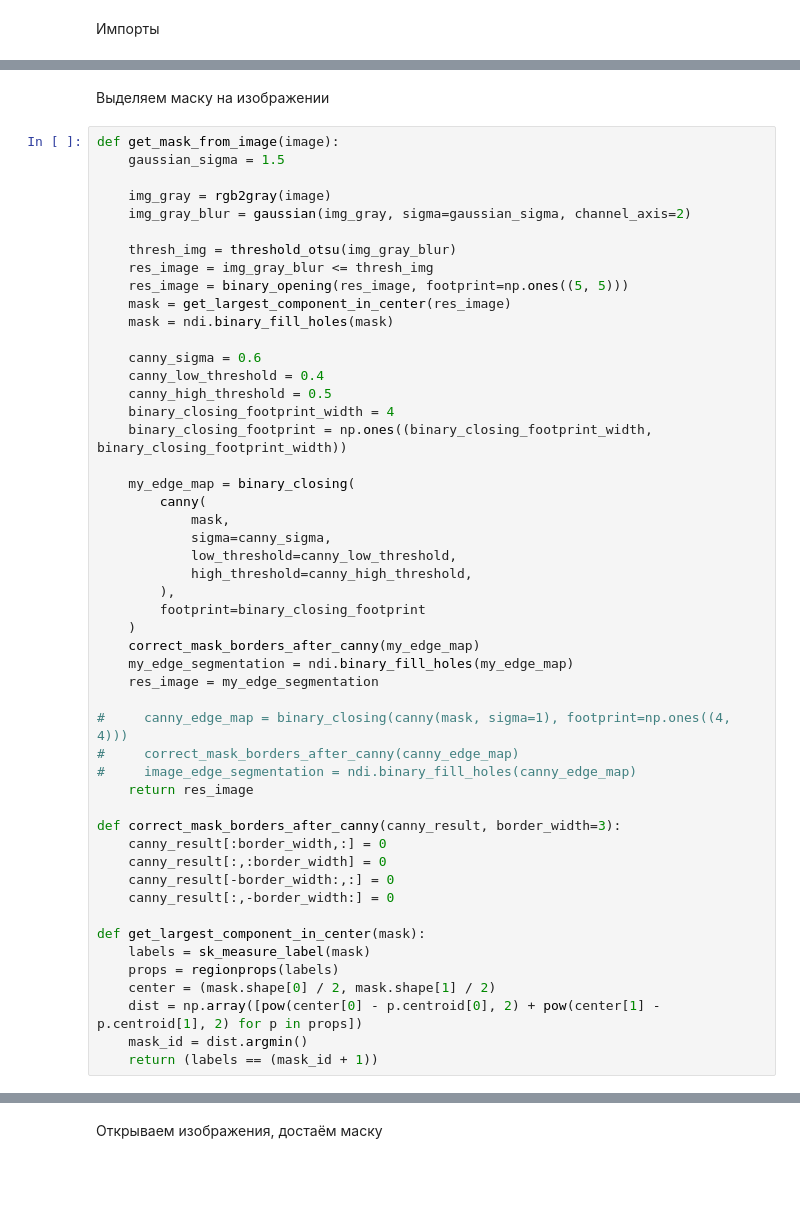
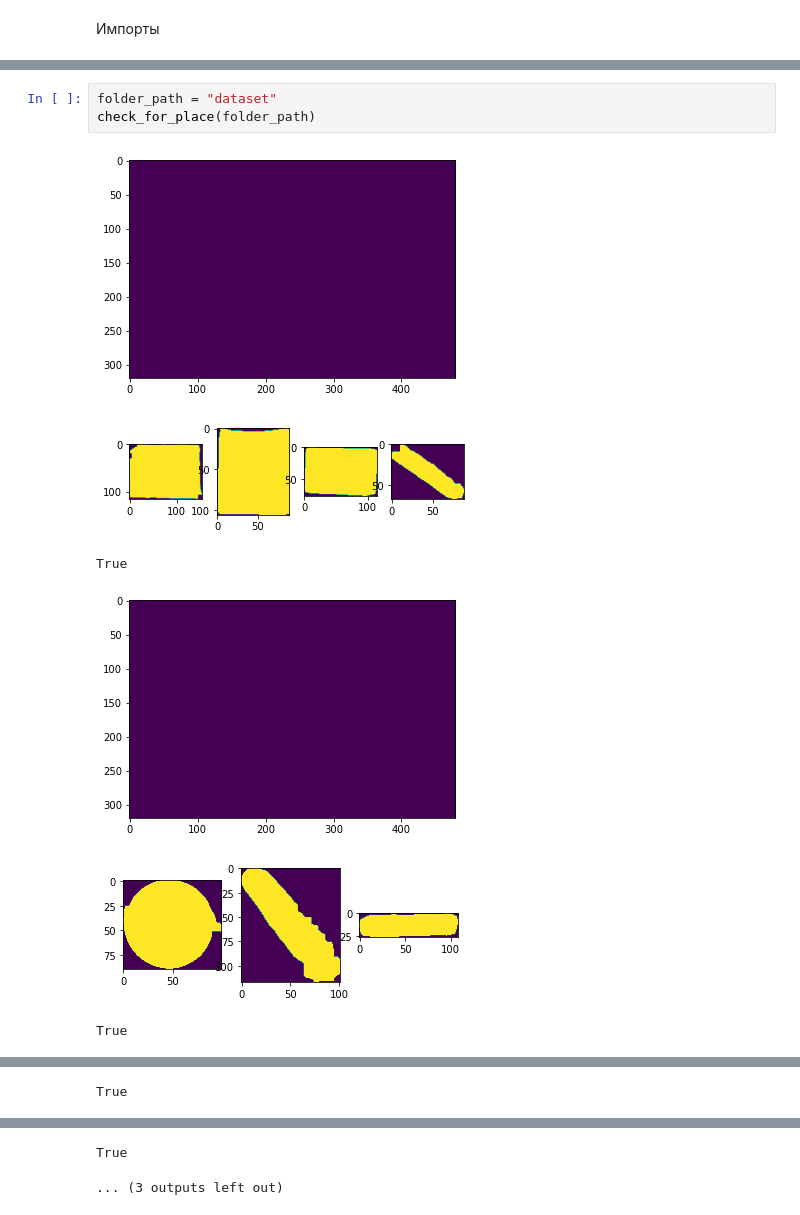
Before and after one commit to IvAlexsay/Placer, a Jupyter notebook: main.ipynb, the cells around one changed output, grey strips where cells are left out. Saved outputs shown, nothing was run; the diff lists cells and outputs as text; blank space fills up the shorter version.

```diff
--- a/main.ipynb
+++ b/main.ipynb
@@ -17,52 +16,10 @@ from scipy import ndimage as ndi
-# %% [markdown]
-Выделяем маску на изображении
 # %%
-def get_mask_from_image(image):
-    gaussian_sigma = 1.5
-
-    img_gray = rgb2gray(image)
-    img_gray_blur = gaussian(img_gray, sigma=gaussian_sigma, channel_axis=2)
-
-    thresh_img = threshold_otsu(img_gray_blur)
-    res_image = img_gray_blur <= thresh_img
-    res_image = binary_opening(res_image, footprint=np.ones((5, 5)))
-    mask = get_largest_component_in_center(res_image)
-    mask = ndi.binary_fill_holes(mask)
-
-    canny_sigma = 0.6
-    canny_low_threshold = 0.4
-    canny_high_threshold = 0.5
-    binary_closing_footprint_width = 4
-    binary_closing_footprint = np.ones((binary_closing_footprint_width, binary_closing_footprint_width))
-
-    my_edge_map = binary_closing(
-        canny(
-            mask,
-            sigma=canny_sigma,
-            low_threshold=canny_low_threshold,
-            high_threshold=canny_high_threshold,
-        ),
-        footprint=binary_closing_footprint
-    )
-    correct_mask_borders_after_canny(my_edge_map)
-    my_edge_segmentation = ndi.binary_fill_holes(my_edge_map)
-    res_image = my_edge_segmentation
-
-#     canny_edge_map = binary_closing(canny(mask, sigma=1), footprint=np.ones((4, 4)))
-#     correct_mask_borders_after_canny(canny_edge_map)
-#     image_edge_segmentation = ndi.binary_fill_holes(canny_edge_map)
-    return res_image
-
-def correct_mask_borders_after_canny(canny_result, border_width=3):
-    canny_result[:border_width,:] = 0
-    canny_result[:,:border_width] = 0
-    canny_result[-border_width:,:] = 0
-    canny_result[:,-border_width:] = 0
-
-def get_largest_component_in_center(mask):
-    labels = sk_measure_label(mask)
-    props = regionprops(labels)
-    center = (mask.shape[0] / 2, mask.shape[1] / 2)
-    dist = np.array([pow(center[0] - p.centroid[0], 2) + pow(center[1] - p.centroid[1], 2) for p in props])
-    mask_id = dist.argmin()
-    return (labels == (mask_id + 1))
+folder_path = "dataset"
+check_for_place(folder_path)
+# %% [output]
+[figure, added]
+[figure, added]
+True
+[figure, added]
+[figure, added]
+True
@@ -68,0 +28 @@ def get_largest_component_in_center(mask):
+True
@@ -69,2 +31,2 @@ def get_largest_component_in_center(mask):
+True
+... (3 outputs left out)
-# %% [markdown]
-Открываем изображения, достаём маску
```
Also changed, not shown: parts of 3 cells of this notebook, 6 other files.
